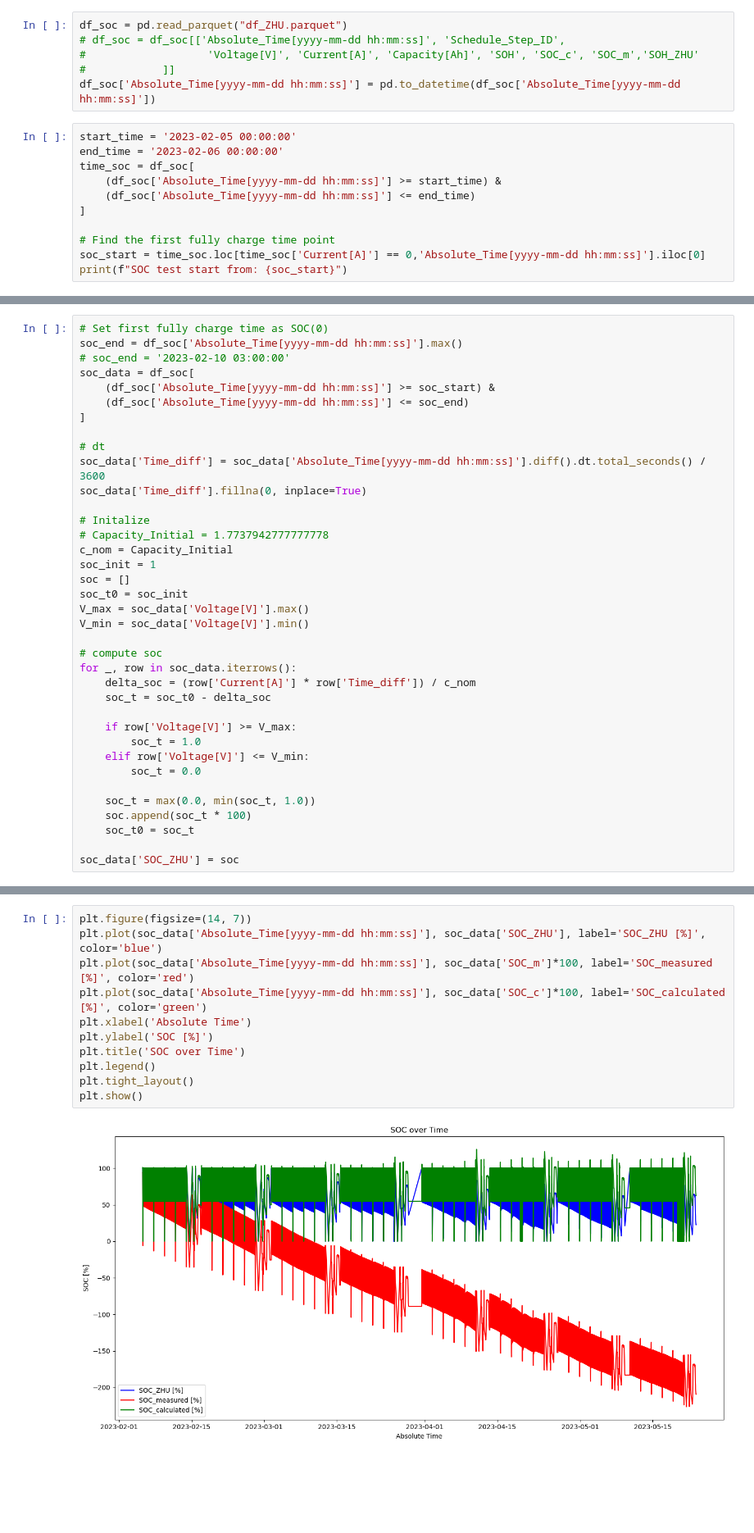
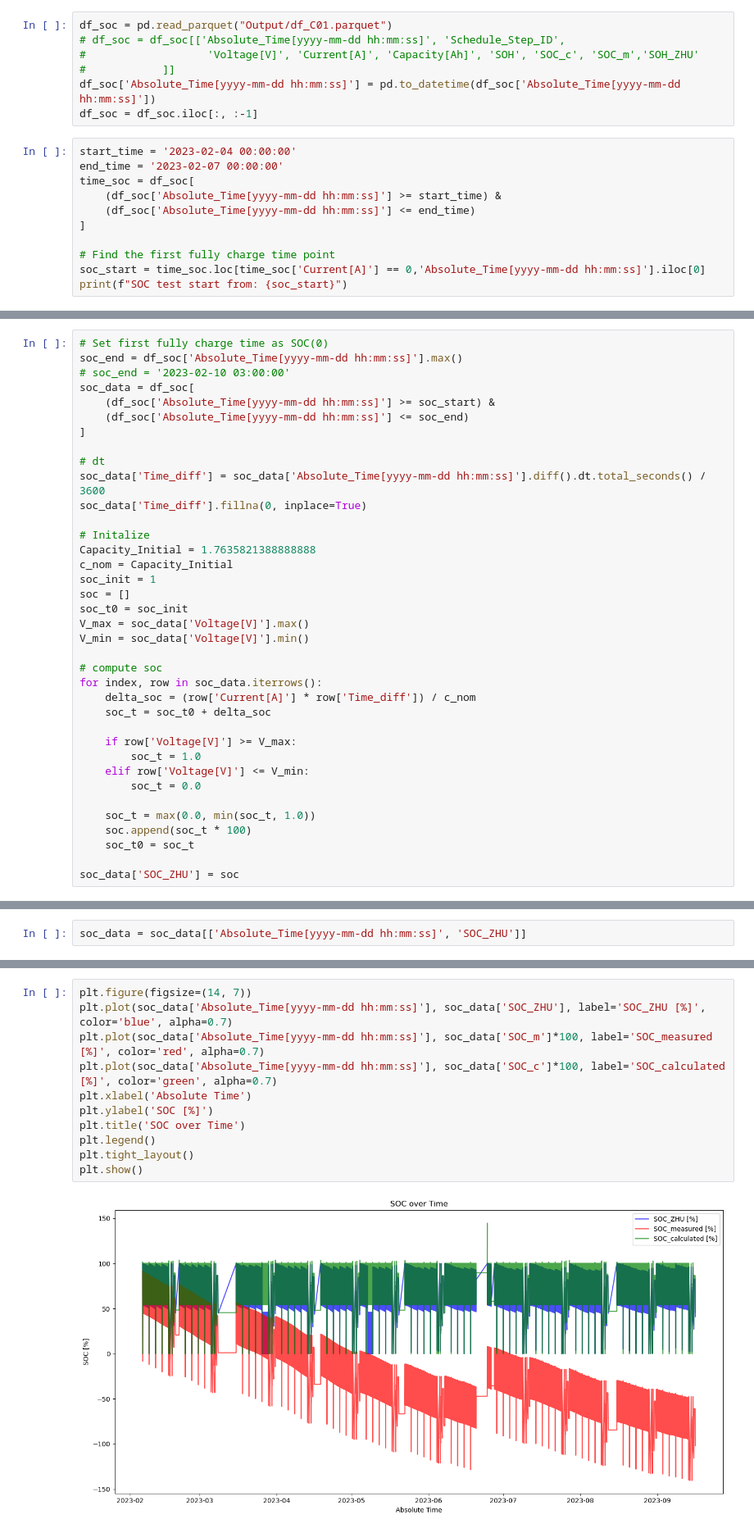
Before and after one commit to zzhuqshun/Thesis, a Jupyter notebook: 01_Datenaufbereitung/Data.ipynb, the cells around one changed output, grey strips where cells are left out. Shown at 82% size. Cells and saved outputs as stored; diff of their text form; blank space fills up the shorter version.

```diff
--- a/01_Datenaufbereitung/Data.ipynb
+++ b/01_Datenaufbereitung/Data.ipynb
@@ -257,12 +242,13 @@ plt.show()
 # %%
-df_soc = pd.read_parquet("df_ZHU.parquet")
+df_soc = pd.read_parquet("Output/df_C01.parquet")
 # df_soc = df_soc[['Absolute_Time[yyyy-mm-dd hh:mm:ss]', 'Schedule_Step_ID',
 #                   'Voltage[V]', 'Current[A]', 'Capacity[Ah]', 'SOH', 'SOC_c', 'SOC_m','SOH_ZHU'
 #            ]]
 df_soc['Absolute_Time[yyyy-mm-dd hh:mm:ss]'] = pd.to_datetime(df_soc['Absolute_Time[yyyy-mm-dd hh:mm:ss]'])
+df_soc = df_soc.iloc[:, :-1]
 # %%
-start_time = '2023-02-05 00:00:00'
-end_time = '2023-02-06 00:00:00'
+start_time = '2023-02-04 00:00:00'
+end_time = '2023-02-07 00:00:00'
 time_soc = df_soc[
     (df_soc['Absolute_Time[yyyy-mm-dd hh:mm:ss]'] >= start_time) &
     (df_soc['Absolute_Time[yyyy-mm-dd hh:mm:ss]'] <= end_time)
@@ -287,7 +273,7 @@ soc_data['Time_diff'] = soc_data['Absolute_Time[yyyy-mm-dd hh:mm:ss]'].diff().dt
 soc_data['Time_diff'].fillna(0, inplace=True)
 
 # Initalize
-# Capacity_Initial = 1.7737942777777778
+Capacity_Initial = 1.7635821388888888
 c_nom = Capacity_Initial
 soc_init = 1
 soc = []
@@ -296,9 +282,9 @@ V_max = soc_data['Voltage[V]'].max()
 V_min = soc_data['Voltage[V]'].min()
 
 # compute soc
-for _, row in soc_data.iterrows():
+for index, row in soc_data.iterrows():
     delta_soc = (row['Current[A]'] * row['Time_diff']) / c_nom
-    soc_t = soc_t0 - delta_soc
+    soc_t = soc_t0 + delta_soc
 
     if row['Voltage[V]'] >= V_max:
         soc_t = 1.0
@@ -333,0 +316,2 @@ See the caveats in the documentation: https://pandas.pydata.org/pandas-docs/stab
+# %%
+soc_data = soc_data[['Absolute_Time[yyyy-mm-dd hh:mm:ss]', 'SOC_ZHU']]
@@ -342,13 +334,13 @@ df.to_parquet(f"df_C09.parquet", index = False)
 # %%
 plt.figure(figsize=(14, 7))
-plt.plot(soc_data['Absolute_Time[yyyy-mm-dd hh:mm:ss]'], soc_data['SOC_ZHU'], label='SOC_ZHU [%]', color='blue')
-plt.plot(soc_data['Absolute_Time[yyyy-mm-dd hh:mm:ss]'], soc_data['SOC_m']*100, label='SOC_measured [%]', color='red')
-plt.plot(soc_data['Absolute_Time[yyyy-mm-dd hh:mm:ss]'], soc_data['SOC_c']*100, label='SOC_calculated [%]', color='green')
+plt.plot(soc_data['Absolute_Time[yyyy-mm-dd hh:mm:ss]'], soc_data['SOC_ZHU'], label='SOC_ZHU [%]', color='blue', alpha=0.7)
+plt.plot(soc_data['Absolute_Time[yyyy-mm-dd hh:mm:ss]'], soc_data['SOC_m']*100, label='SOC_measured [%]', color='red', alpha=0.7)
+plt.plot(soc_data['Absolute_Time[yyyy-mm-dd hh:mm:ss]'], soc_data['SOC_c']*100, label='SOC_calculated [%]', color='green', alpha=0.7)
 plt.xlabel('Absolute Time')
 plt.ylabel('SOC [%]')
 plt.title('SOC over Time')
 plt.legend()
 plt.tight_layout()
 plt.show()
 # %% [output]
-[figure, old version]
+[figure, new version]
```
Also changed, not shown: parts of 13 cells of this notebook.
